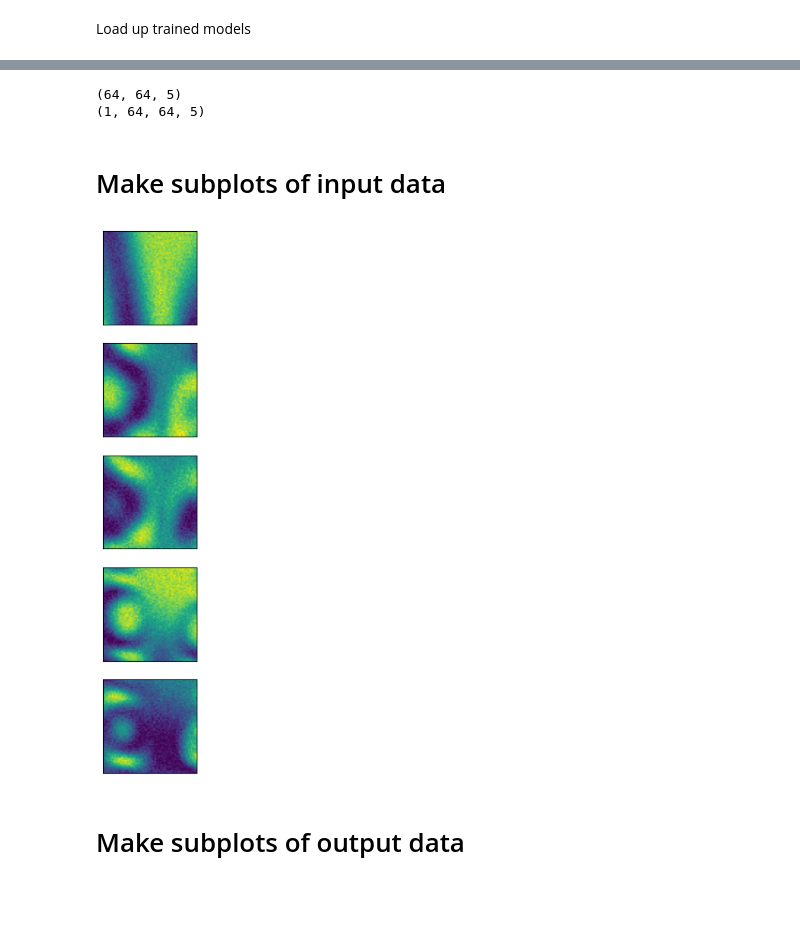
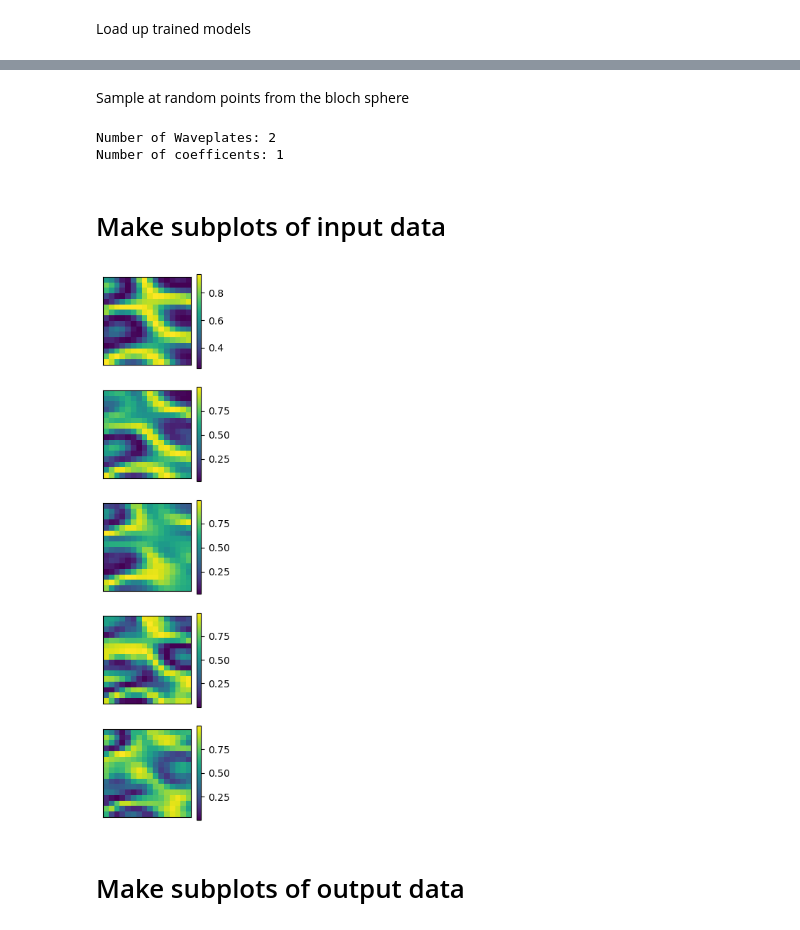
Before and after one commit to TareqJ1000/QPT_NN, a Jupyter notebook: test_maps.ipynb, the cells around one changed output, grey strips where cells are left out. Cells and saved outputs as stored; diff of their text form; code cells hidden in the pictures; blank space fills up the shorter version.

```diff
--- a/test_maps.ipynb
+++ b/test_maps.ipynb
@@ -48,22 +54,37 @@ loaded_model = tf.keras.models.load_model(new_mol_64, custom_objects={'math': ma
+# %% [markdown]
+Sample at random points from the bloch sphere
 # %%
 # array of zeros (just to test)
+n_coeff = np.random.randint(1,1+1)
+num_waveplates = 2
+num_pix = 16
+maxAng = math.radians(10)
 
-n_coeff = 1
-num_pix = 64
-
-zer = np.zeros((num_pix,num_pix))
-
-func = lambda x: np.tanh(5*x)
+isCart2 = False # Are we using the (En, nx, ny) parameterization?
+isPol = True
 
 fac=np.random.uniform(0,0.00001)
 #fac = 1
 
+if(isPol):
+    a1, a2, a3 = compute_waveplate(num_waveplates, n_coeff, num_pix, maxAng)
+    if a2[0,0] > np.pi/2:
+        a2=(np.pi-a2)%(np.pi) # theta
+        a1=(np.pi-a1)%(np.pi) # En
+        a3=(np.pi+a3)%(2*np.pi) # phi
 
-a1=rand_En(n_coeff,num_pix)
-a2=(np.arccos(rand_costheta(n_coeff,num_pix)))
-#a2 = func(a2)*np.pi
-a3=rand_phi(n_coeff,num_pix)
+elif (isCart2):
+    a1, a2, a3= compute_waveplate_cart(num_waveplates, n_coeff, num_pix, maxAng, isCart2)
+else:
+    a1, a2, a3, a4 = compute_waveplate_cart(num_waveplates, n_coeff, num_pix, maxAng, isCart2)
+    if a4[0,0]<0 and isCart2==False: #make sure the first pixel has nz>0
+        a2*=-1
+        a1=(np.pi-a1)%(np.pi)
+        a3*=-1
+        a4*=-1
 
 
-if a2[0,0]>np.pi/2: #make sure the first pixel has nz>0
-    a2=np.pi-a2
+print(f"Number of Waveplates: {num_waveplates} \nNumber of coefficents: {n_coeff}")
+# %% [output]
+Number of Waveplates: 2
+Number of coefficents: 1
@@ -70,46 +96,51 @@ if a2[0,0]>np.pi/2: #make sure the first pixel has nz>0
 # %%
 # How well does our network generalize to noisy data?
 
-noise = 0.01
+noise = 0.00
+stateNoise=0.00
 
-full_meas=full_measure(a1,a2,a3,num_pix,noise)
-print(np.shape(full_meas))
-
+if(isPol):
+    full_meas = full_measure(a1,a2,a3,num_pix,noise,stateNoise)
+elif(isCart2):
+    full_meas=full_measure_cart(a1,a2,a3,num_pix,noise,stateNoise)
+else:
+    full_meas=full_measure_cart(a1,a2,a3,num_pix,noise,stateNoise, nz=a4)
 
 full_meas_enhance = tf.expand_dims(full_meas, axis=0)
-print(np.shape(full_meas_enhance))
-# %% [output]
-(64, 64, 5)
-(1, 64, 64, 5)
 # %% [markdown]
 # Make subplots of input data
 # %%
 fig, ax = plt.subplots(5,1, figsize=(2,10))
 
 
 ax[0].imshow(full_meas[:,:,0])
 ax[0].get_xaxis().set_visible(False)
 ax[0].get_yaxis().set_visible(False)
 
 ax[1].imshow(full_meas[:,:,1])
 ax[1].get_xaxis().set_visible(False)
 ax[1].get_yaxis().set_visible(False)
 
 ax[2].imshow(full_meas[:,:,2])
 ax[2].get_xaxis().set_visible(False)
 ax[2].get_yaxis().set_visible(False)
 
 ax[3].imshow(full_meas[:,:,3])
 ax[3].get_xaxis().set_visible(False)
 ax[3].get_yaxis().set_visible(False)
 
 ax[4].imshow(full_meas[:,:,4])
 ax[4].get_xaxis().set_visible(False)
 ax[4].get_yaxis().set_visible(False)
 
-plt.savefig('inputMeas.png')
+# Add colorbars to subplots
+cb1 = fig.colorbar(ax[0].imshow(full_meas[:,:,0]), ax=ax[0])
+cb2 = fig.colorbar(ax[1].imshow(full_meas[:,:,1]), ax=ax[1])
+cb3 = fig.colorbar(ax[2].imshow(full_meas[:,:,2]), ax=ax[2])
+cb4 = fig.colorbar(ax[3].imshow(full_meas[:,:,3]), ax=ax[3])
+cb5 = fig.colorbar(ax[4].imshow(full_meas[:,:,4]), ax=ax[4])
 # %% [output]
-[figure, old version]
+[figure, new version]
 # %% [markdown]
 # Make subplots of output data
 # %%
```
Also changed, not shown: parts of 30 cells of this notebook, 7 other files.
